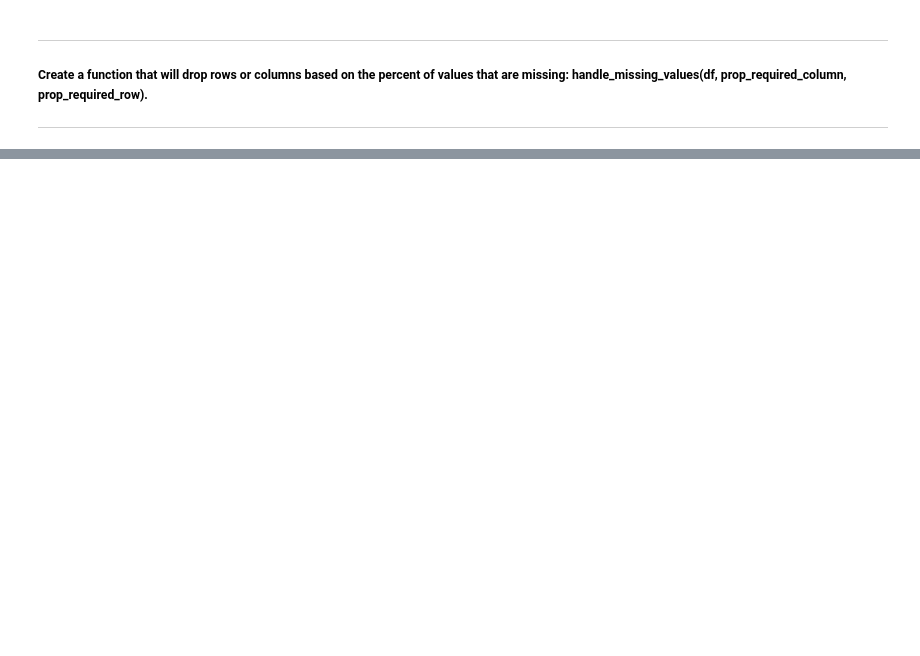
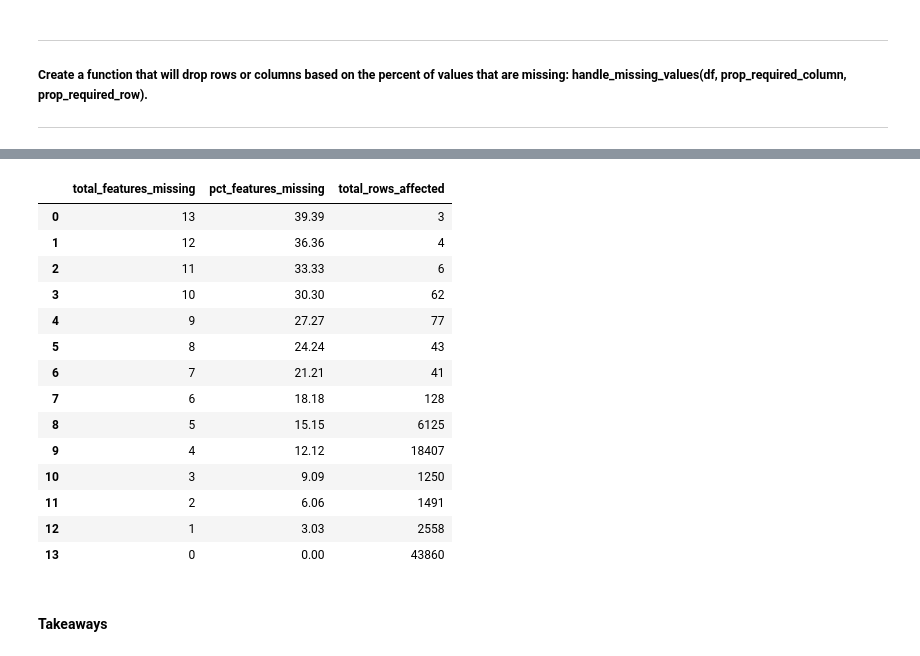
Before and after one commit to DBerchelmann/clustering-exercises, a Jupyter notebook: zillow.ipynb, the cells around one changed output, grey strips where cells are left out. Drawn from its saved outputs; the diff is of its cells as text; code cells hidden in the pictures; blank space fills up the shorter version.

```diff
--- a/zillow.ipynb
+++ b/zillow.ipynb
@@ -156,6 +156,21 @@ Will need to look at individual columns to determine how to handle missing value
 Write a function that takes in a dataframe and returns a dataframe with 3 columns: the number of columns missing, percent of columns missing, and number of rows with n columns missing. Run the function and document takeaways from this on how you want to handle missing values.
 
 ----
+# %%
+def features_missing(df):
+
+    '''This function creates a new dataframe that analyzes the total features(columns) missing for the rows in
+    the data frame. It also give s a percentage'''
+
+
+    df2 = df.isnull().sum(axis =1).value_counts().sort_index(ascending=False)
+    df2 = pd.DataFrame(df2)
+    df2.reset_index(level=0, inplace=True)
+    df2.columns= ['total_features_missing', 'total_rows_affected']
+    df2['pct_features_missing']= round((df2.total_features_missing /df.shape[1]) * 100, 2)
+    df2 = df2[['total_features_missing', 'pct_features_missing', 'total_rows_affected']]
+
+    return df2
 # %%
 df2 = df.isnull().sum(axis =1).value_counts().sort_index(ascending=False)
 # %%
@@ -342,0 +414,20 @@ def handle_missing_values(df, prop_required_row = 0.5, prop_required_col = 0.5):
+# %%
+features_missing(df)
+# %% [output]
+|  | total_features_missing | pct_features_missing | total_rows_affected |
+| 0 | 13 | 39.39 | 3 |
+| 1 | 12 | 36.36 | 4 |
+| 2 | 11 | 33.33 | 6 |
+| 3 | 10 | 30.30 | 62 |
+| 4 | 9 | 27.27 | 77 |
+| 5 | 8 | 24.24 | 43 |
+| 6 | 7 | 21.21 | 41 |
+| 7 | 6 | 18.18 | 128 |
+| 8 | 5 | 15.15 | 6125 |
+| 9 | 4 | 12.12 | 18407 |
+| 10 | 3 | 9.09 | 1250 |
+| 11 | 2 | 6.06 | 1491 |
+| 12 | 1 | 3.03 | 2558 |
+| 13 | 0 | 0.00 | 43860 |
+# %% [markdown]
+<h4>Takeaways</h4>
```
Also changed, not shown: parts of 23 cells of this notebook, 2 other files.
